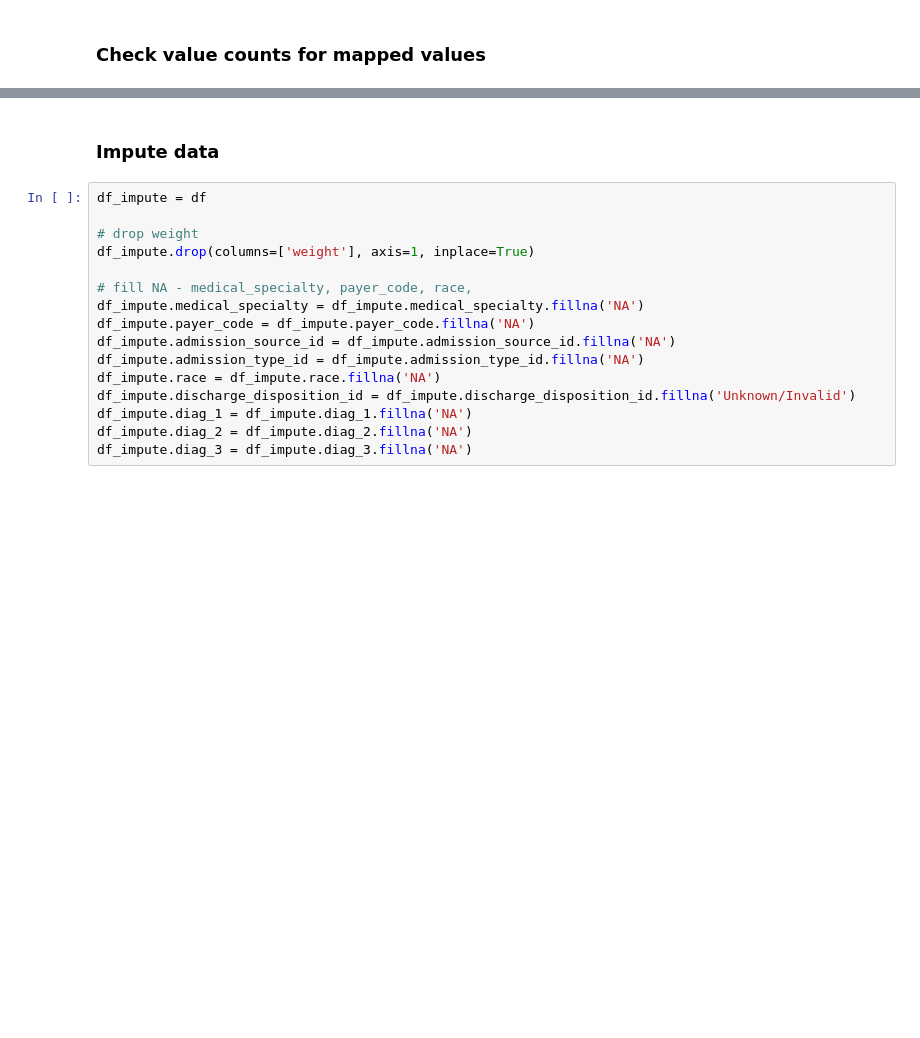
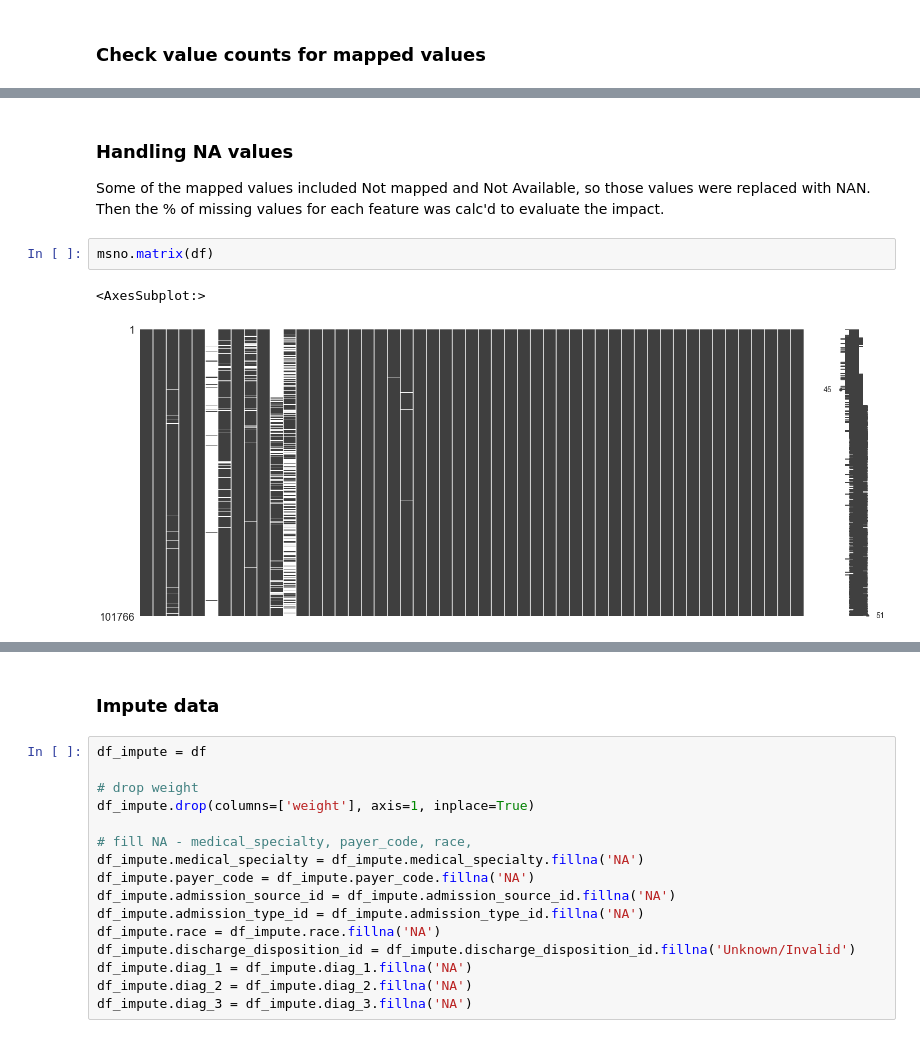
Before and after one commit to JosephLazarus/QTW, a Jupyter notebook: Case Study 2/CaseStudy2_Final.ipynb, the cells around one changed output, grey strips where cells are left out. Saved outputs shown, nothing was run; the diff lists cells and outputs as text; blank space fills up the shorter version.

```diff
--- a/Case Study 2/CaseStudy2_Final.ipynb
+++ b/Case Study 2/CaseStudy2_Final.ipynb
@@ -105,3 +98,12 @@ Discharged/transferred to a federal health care facility.
 Hospice / home                                                                                                   3
 Expired, place unknown. Medicaid only, hospice.                                                                  2
 Name: discharge_disposition_id, dtype: int64
+# %% [markdown]
+### Handling NA values
+Some of the mapped values included Not mapped and Not Available, so those values were replaced with NAN. <br>
+Then the % of missing values for each feature was calc'd to evaluate the impact.
+# %%
+msno.matrix(df)
+# %% [output]
+<AxesSubplot:>
+[figure, added]
```
Also changed, not shown: parts of 56 cells of this notebook.
